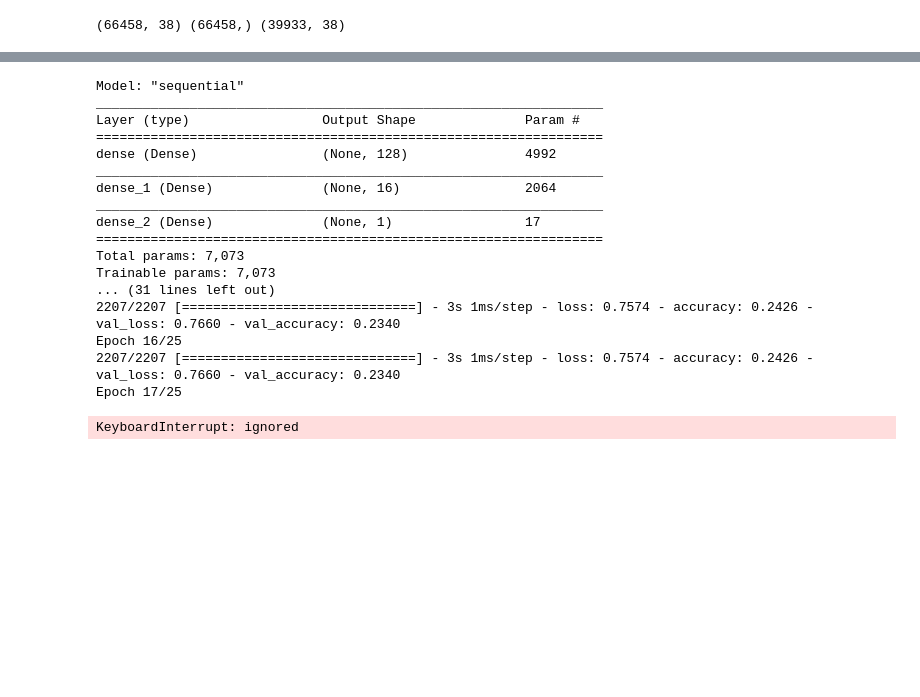
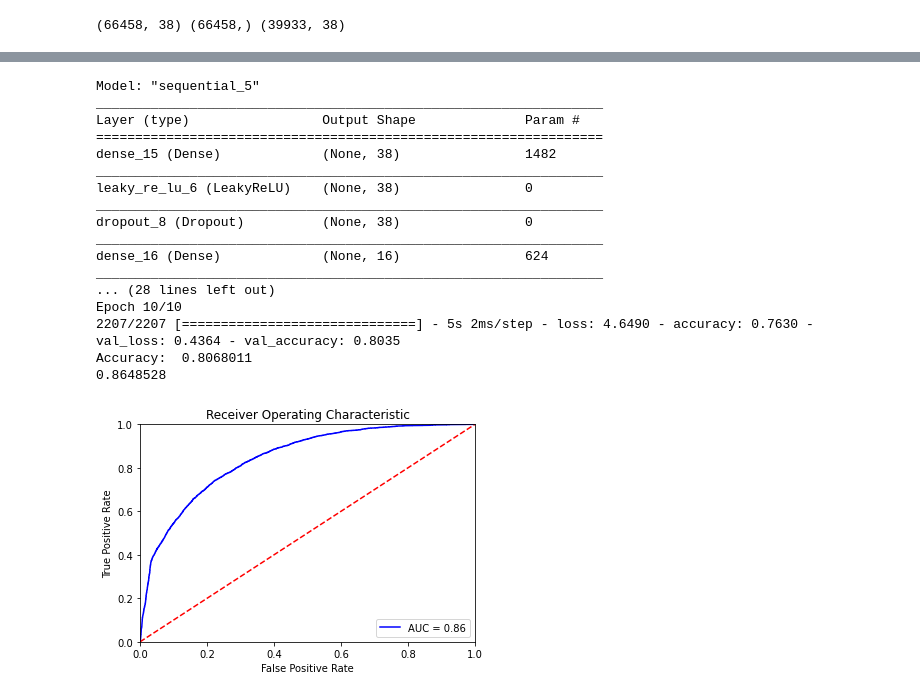
Before and after one commit to AbhayMudgal/PD_prediction, a Jupyter notebook: Default_Prediction.ipynb, the cells around one changed output, grey strips where cells are left out. Saved outputs shown, nothing was run; the diff lists cells and outputs as text; code cells hidden in the pictures; blank space fills up the shorter version.

```diff
--- a/Default_Prediction.ipynb
+++ b/Default_Prediction.ipynb
@@ -785,36 +805,52 @@ Accuracy:  0.7543184
 [figure]
 # %%
 NN_model = K.Sequential([
-      K.layers.Dense(128, input_shape = (38,), activation='relu'),
-      K.layers.Dense(16, activation='relu'),
+      K.layers.Dense(38, input_shape = (38,)),
+      K.layers.LeakyReLU(),
+      K.layers.Dropout(0.2),
+      K.layers.Dense(16),
+      K.layers.LeakyReLU(),
+      K.layers.Dropout(0.2),
       K.layers.Dense(1, activation='sigmoid')
 ])
 
 NN_model.summary()
 
-opt = K.optimizers.SGD(learning_rate = 0.1)
+opt = K.optimizers.Adam(learning_rate = 0.001)
 
-NN_model.compile(optimizer = opt, loss = 'mean_squared_error', metrics = ['accuracy'])
-history = NN_model.fit(X, y, epochs = 25, validation_split = 0.15)
+NN_model.compile(optimizer = opt, loss = 'binary_crossentropy', metrics = ['accuracy'])
+model_check = K.callbacks.ModelCheckpoint('model.h5',save_best_only = True)
+history = NN_model.fit(X, y, epochs = 10, validation_split = 0.15, callbacks=[model_check])
+
+y_pred_nn = NN_model.predict(x_test)
+
+for i in y_pred_nn:
+  if i>0.5:
+    i = 1
+  else:
+    i = 0
+
+print("Accuracy: ", accuracy(y_test, y_pred_nn))
+auc_roc_plot(y_test, y_pred_nn)
 # %% [output]
-Model: "sequential"
+Model: "sequential_5"
 _________________________________________________________________
 Layer (type)                 Output Shape              Param #
 =================================================================
-dense (Dense)                (None, 128)               4992
+dense_15 (Dense)             (None, 38)                1482
 _________________________________________________________________
-dense_1 (Dense)              (None, 16)                2064
+leaky_re_lu_6 (LeakyReLU)    (None, 38)                0
 _________________________________________________________________
-dense_2 (Dense)              (None, 1)                 17
-=================================================================
-Total params: 7,073
-Trainable params: 7,073
-... (31 lines left out)
-2207/2207 [==============================] - 3s 1ms/step - loss: 0.7574 - accuracy: 0.2426 - val_loss: 0.7660 - val_accuracy: 0.2340
-Epoch 16/25
-2207/2207 [==============================] - 3s 1ms/step - loss: 0.7574 - accuracy: 0.2426 - val_loss: 0.7660 - val_accuracy: 0.2340
-Epoch 17/25
+dropout_8 (Dropout)          (None, 38)                0
+_________________________________________________________________
+dense_16 (Dense)             (None, 16)                624
+_________________________________________________________________
+... (28 lines left out)
+Epoch 10/10
+2207/2207 [==============================] - 5s 2ms/step - loss: 4.6490 - accuracy: 0.7630 - val_loss: 0.4364 - val_accuracy: 0.8035
+Accuracy:  0.8068011
+0.8648528
-KeyboardInterrupt: ignored
+[figure, added]
 # %%
 # Support Vector Machine
 svc = SVC(random_state=1, class_weight='balanced',probability=True, verbose=True)
```
Also changed, not shown: parts of 12 cells of this notebook.
